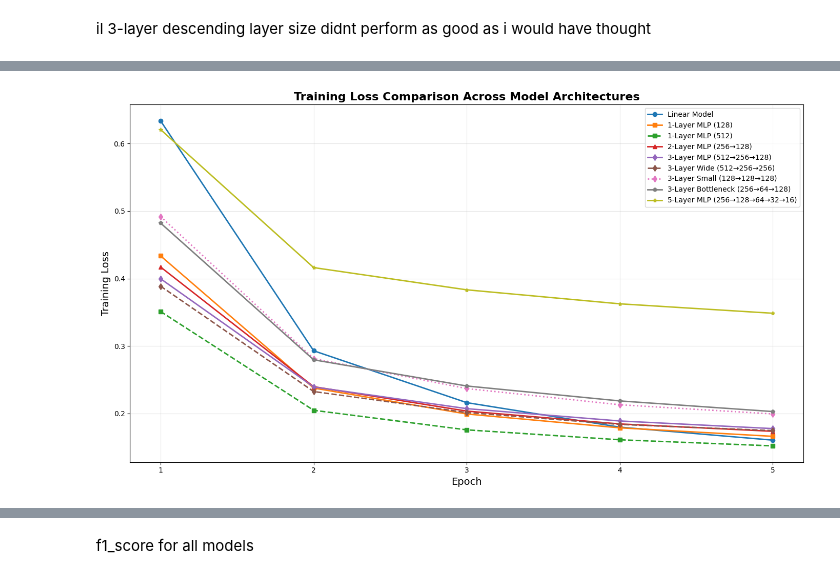
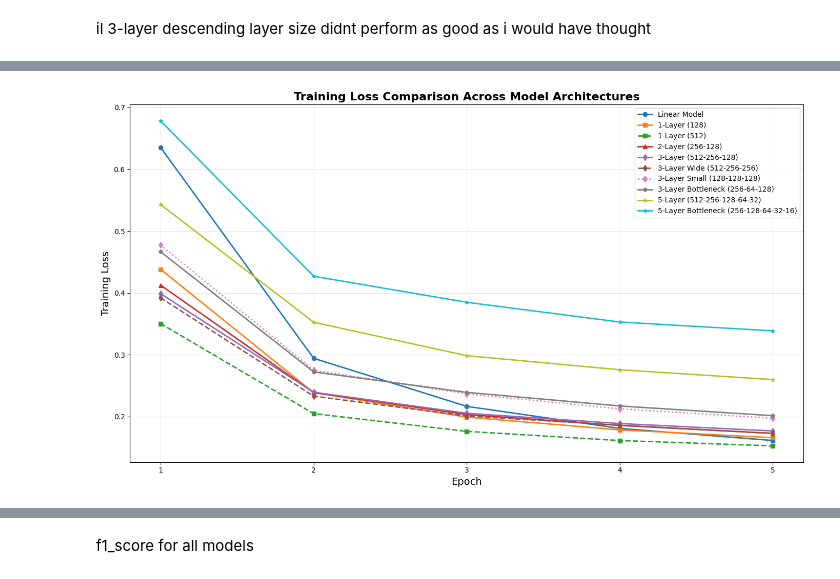
Before and after one commit to Jj-source/deepl_nlp, a Jupyter notebook: assignment1/hw1_NER_GloVe_updated.ipynb, the cells around one changed output, grey strips where cells are left out. Saved outputs shown, nothing was run; the diff lists cells and outputs as text; code cells hidden in the pictures.

```diff
--- a/assignment1/hw1_NER_GloVe_updated.ipynb
+++ b/assignment1/hw1_NER_GloVe_updated.ipynb
@@ -1242,0 +1172,16 @@ Epoch 5/5 - Train Loss: 0.3486
+# %%
+# Get number of NER tags from dataset (e.g., O, B-PER, I-PER, B-ORG, etc.)
+num_tags = len(conll2003["train"].features["ner_tags"].feature.names)
+
+# single hidden layer with 128 units
+model_5layers = MLPNER(embedding_matrix, num_tags, hidden_dims=[512,256,128,64,32])
+
+# Set seed for reproducibility
+set_seed(42)
+
+# Clear GPU cache
+if torch.cuda.is_available():
+  torch.cuda.empty_cache()
+
+# Train the 5-layer MLP model
+mlp_5layers_epochs = train_model(model_5layers, train_dataloader, model_name="MLP-5Layers")
@@ -1248,12 +1199,13 @@ plt.figure(figsize=(14, 8))
 plt.plot(range(1, num_epochs + 1), linear_epochs, marker='o', label='Linear Model', linewidth=2)
 plt.plot(range(1, num_epochs + 1), mlp_onelayer_epochs, marker='s', label='1-Layer (128)', linewidth=2)
 plt.plot(range(1, num_epochs + 1), mlp_onelayer_wide_epochs, marker='s', label='1-Layer (512)', linewidth=2, linestyle='--')
-plt.plot(range(1, num_epochs + 1), mlp_2layer_epochs, marker='^', label='2-Layer (256→128)', linewidth=2)
-plt.plot(range(1, num_epochs + 1), mlp_3layer_epochs, marker='d', label='3-Layer (512→256→128)', linewidth=2)
-plt.plot(range(1, num_epochs + 1), mlp_3layer_wide_epochs, marker='d', label='3-Layer Wide (512→256→256)', linewidth=2, linestyle='--')
-plt.plot(range(1, num_epochs + 1), mlp_3layer_small_epochs, marker='d', label='3-Layer Small (128→128→128)', linewidth=2, linestyle=':')
-plt.plot(range(1, num_epochs + 1), mlp_3layer_bottleneck_epochs, marker='p', label='3-Layer Bottleneck (256→64→128)', linewidth=2)
-plt.plot(range(1, num_epochs + 1), mlp_5layers_epochs, marker='*', label='5-Layer (256→128→64→32→16)', linewidth=2)
+plt.plot(range(1, num_epochs + 1), mlp_2layer_epochs, marker='^', label='2-Layer (256-128)', linewidth=2)
+plt.plot(range(1, num_epochs + 1), mlp_3layer_epochs, marker='d', label='3-Layer (512-256-128)', linewidth=2)
+plt.plot(range(1, num_epochs + 1), mlp_3layer_wide_epochs, marker='d', label='3-Layer Wide (512-256-256)', linewidth=2, linestyle='--')
+plt.plot(range(1, num_epochs + 1), mlp_3layer_small_epochs, marker='d', label='3-Layer Small (128-128-128)', linewidth=2, linestyle=':')
+plt.plot(range(1, num_epochs + 1), mlp_3layer_bottleneck_epochs, marker='p', label='3-Layer Bottleneck (256-64-128)', linewidth=2)
+plt.plot(range(1, num_epochs + 1), mlp_5layers_epochs, marker='*', label='5-Layer (512-256-128-64-32)', linewidth=2)
+plt.plot(range(1, num_epochs + 1), mlp_5layers_bottleneck_epochs, marker='*', label='5-Layer Bottleneck (256-128-64-32-16)', linewidth=2)
 
 plt.xlabel('Epoch', fontsize=14)
 plt.ylabel('Training Loss', fontsize=14)
@@ -1266,45 +1218,83 @@ plt.show()
 
 # Separate plots focusing on models with same amount of layers
 # 1-Layer MLPs
 plt.figure(figsize=(12, 6))
-plt.plot(range(1, num_epochs + 1), mlp_onelayer_epochs, marker='s', label='1-Layer MLP (128)', linewidth=2)
-plt.plot(range(1, num_epochs + 1), mlp_onelayer_wide_epochs, marker='s', label='1-Layer MLP (512)', linewidth=2, linestyle='--')
+plt.plot(range(1, num_epochs + 1), mlp_onelayer_epochs, marker='s', label='1-Layer (128)', linewidth=2)
+plt.plot(range(1, num_epochs + 1), mlp_onelayer_wide_epochs, marker='s', label='1-Layer (512)', linewidth=2, linestyle='--')
 plt.xlabel('Epoch', fontsize=13)
 plt.ylabel('Training Loss', fontsize=13)
 plt.title('Training Loss: 1-Layer MLPs', fontsize=15, fontweight='bold')
 plt.legend(fontsize=11)
 plt.grid(True, alpha=0.3)
 plt.xticks(range(1, num_epochs + 1))
 plt.tight_layout()
 plt.show()
 
 # 3-Layer MLPs
 plt.figure(figsize=(12, 6))
-plt.plot(range(1, num_epochs + 1), mlp_3layer_epochs, marker='d', label='3-Layer MLP (512→256→128)', linewidth=2)
-plt.plot(range(1, num_epochs + 1), mlp_3layer_wide_epochs, marker='d', label='3-Layer Wide (512→256→256)', linewidth=2, linestyle='--')
-plt.plot(range(1, num_epochs + 1), mlp_3layer_small_epochs, marker='d', label='3-Layer Small (128→128→128)', linewidth=2, linestyle=':')
-plt.plot(range(1, num_epochs + 1), mlp_3layer_bottleneck_epochs, marker='p', label='3-Layer Bottleneck (256→64→128)', linewidth=2)
+plt.plot(range(1, num_epochs + 1), mlp_3layer_epochs, marker='d', label='3-Layer (512-256-128)', linewidth=2)
+plt.plot(range(1, num_epochs + 1), mlp_3layer_wide_epochs, marker='d', label='3-Layer Wide (512-256-256)', linewidth=2, linestyle='--')
+plt.plot(range(1, num_epochs + 1), mlp_3layer_small_epochs, marker='d', label='3-Layer Small (128-128-128)', linewidth=2, linestyle=':')
+plt.plot(range(1, num_epochs + 1), mlp_3layer_bottleneck_epochs, marker='p', label='3-Layer Bottleneck (256-64-128)', linewidth=2)
 plt.xlabel('Epoch', fontsize=13)
 plt.ylabel('Training Loss', fontsize=13)
 plt.title('Training Loss: 3-Layer MLPs', fontsize=15, fontweight='bold')
+plt.legend(fontsize=11)
+plt.grid(True, alpha=0.3)
+plt.xticks(range(1, num_epochs + 1))
+plt.tight_layout()
+plt.show()
+
+# 5-Layer MLPs
+plt.figure(figsize=(12, 6))
+plt.plot(range(1, num_epochs + 1), mlp_5layers_epochs, marker='*', label='5-Layer (512-256-128-64-32)', linewidth=2)
+plt.plot(range(1, num_epochs + 1), mlp_5layers_bottleneck_epochs, marker='*', label='5-Layer Bottleneck (256-128-64-32-16)', linewidth=2)
+plt.xlabel('Epoch', fontsize=13)
+plt.ylabel('Training Loss', fontsize=13)
+plt.title('Training Loss: 5-Layer MLPs', fontsize=15, fontweight='bold')
 plt.legend(fontsize=11)
 plt.grid(True, alpha=0.3)
 plt.xticks(range(1, num_epochs + 1))
 plt.tight_layout()
 plt.show()
 
 # Print final losses for comparison
 print("\n" + "=" * 60)
 print("Final Training Loss (Epoch 5)")
 print("=" * 60)
 print(f"Linear Model:                {linear_epochs[-1]:.4f}")
-print(f"1-Layer MLP (128):           {mlp_onelayer_epochs[-1]:.4f}")
-print(f"1-Layer MLP (512):           {mlp_onelayer_wide_epochs[-1]:.4f}")
-print(f"2-Layer MLP (256→128):       {mlp_2layer_epochs[-1]:.4f}")
-print(f"3-Layer MLP (512→256→128):   {mlp_3layer_epochs[-1]:.4f}")
-print(f"3-Layer Wide (512→256→256):  {mlp_3layer_wide_epochs[-1]:.4f}")
-print(f"3-Layer Small (128³):        {mlp_3layer_small_epochs[-1]:.4f}")
-print(f"3-Layer Bottleneck:          {mlp_3layer_bottleneck_epochs[-1]:.4f}")
-print(f"5-Layer MLP:                 {mlp_5layers_epochs[-1]:.4f}")
+print(f"1-Layer (128):           {mlp_onelayer_epochs[-1]:.4f}")
+print(f"1-Layer (512):           {mlp_onelayer_wide_epochs[-1]:.4f}")
+print(f"2-Layer (256-128):       {mlp_2layer_epochs[-1]:.4f}")
+print(f"3-Layer (512-256-128):   {mlp_3layer_epochs[-1]:.4f}")
+print(f"3-Layer Wide (512-256-256):  {mlp_3layer_wide_epochs[-1]:.4f}")
+print(f"3-Layer Small (128-128-128):        {mlp_3layer_small_epochs[-1]:.4f}")
+print(f"3-Layer Bottleneck (256-64-128):          {mlp_3layer_bottleneck_epochs[-1]:.4f}")
+print(f"5-Layer (512-256-128-64-32): {mlp_5layers_epochs[-1]:.4f}")
+print(f"5-Layer Bottleneck (256-128-64-32-16): {mlp_5layers_bottleneck_epochs[-1]:.4f}")
+
+# now print it in descending order by value
+final_losses = {
+    "Linear Model": linear_epochs[-1],
+    "1-Layer (128)": mlp_onelayer_epochs[-1],
+    "1-Layer (512)": mlp_onelayer_wide_epochs[-1],
+    "2-Layer (256-128)": mlp_2layer_epochs[-1],
+    "3-Layer (512-256-128)": mlp_3layer_epochs[-1],
+    "3-Layer Wide (512-256-256)": mlp_3layer_wide_epochs[-1],
+    "3-Layer Small (128-128-128)": mlp_3layer_small_epochs[-1],
+    "3-Layer Bottleneck (256-64-128)": mlp_3layer_bottleneck_epochs[-1],
+    "5-Layer (512-256-128-64-32)": mlp_5layers_epochs[-1],
+    "5-Layer Bottleneck (256-128-64-32-16)": mlp_5layers_bottleneck_epochs[-1],
+}
+
+# Sort the final losses in descending order
+sorted_final_losses = dict(sorted(final_losses.items(), key=lambda item: item[1], reverse=False))
+
+# Print the sorted final losses
+print("-" * 60)
+print("in descending order of final training loss:")
+print("-" * 60)
+for model_name, loss in sorted_final_losses.items():
+    print(f"{model_name}: {loss:.4f}")
 # %% [output]
-[figure, old version]
+[figure, new version]
```
Also changed, not shown: parts of 49 cells of this notebook.
